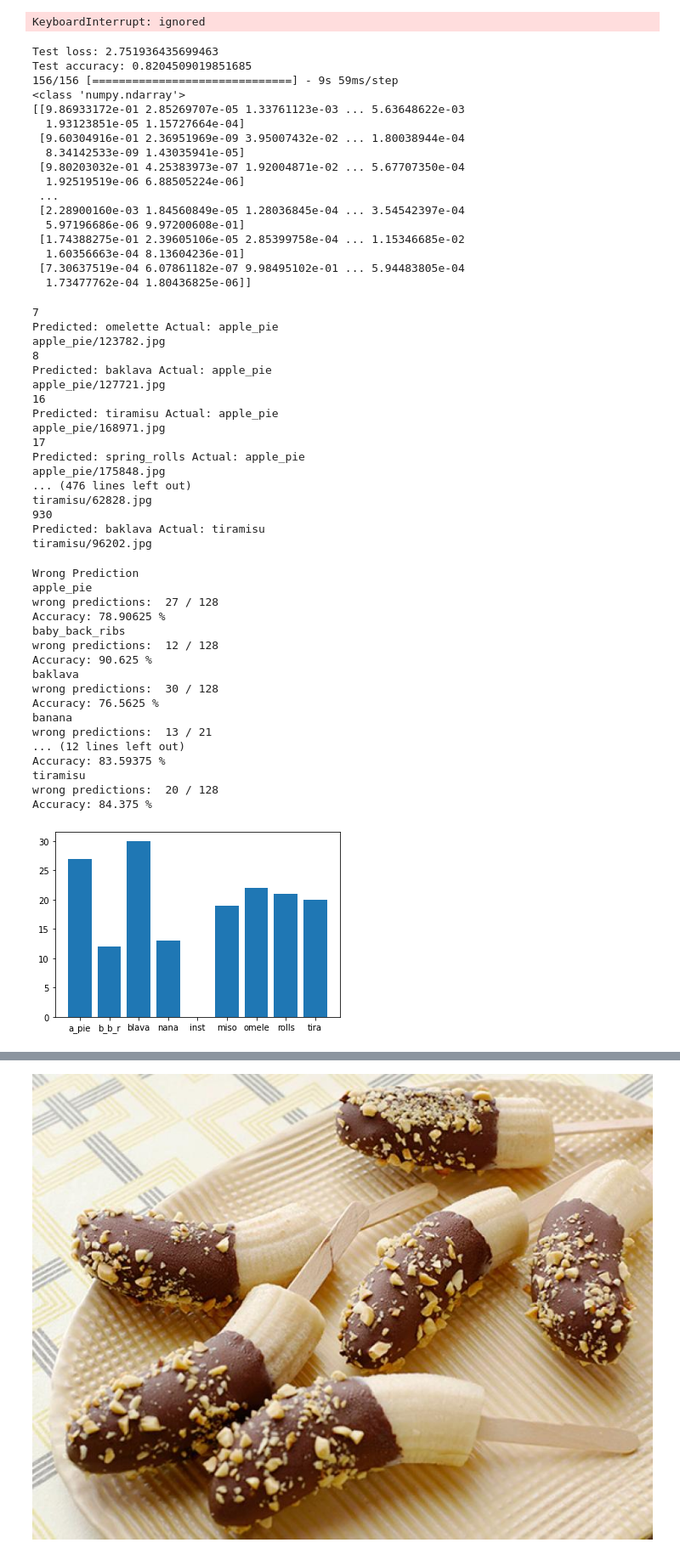
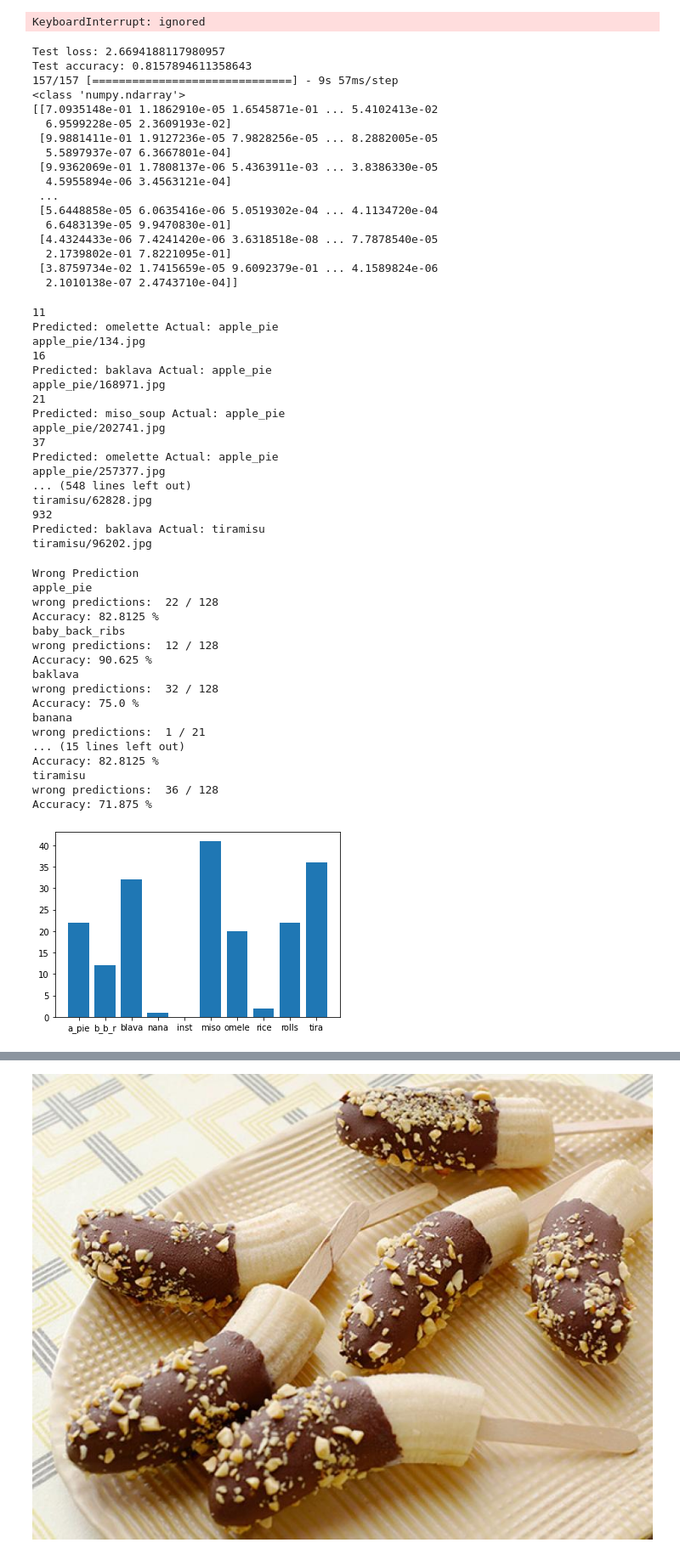
Before and after one commit to johnyu1234/Food_Classification, a Jupyter notebook: FoodClassification.ipynb, the cells around one changed output, grey strips where cells are left out. Shown at 85% size. Cells and saved outputs as stored; diff of their text form; code cells hidden in the pictures.

```diff
--- a/FoodClassification.ipynb
+++ b/FoodClassification.ipynb
@@ -103,14 +99,12 @@ from keras.layers.normalization import BatchNormalization
 #and dramatically reducing the number of training epochs required to train deep networks
 model = Sequential()
 #model.add(VGG16(weights='imagenet', include_top=False,classes = 4,input_shape=(224,224,3)))
-model.add(efn.EfficientNetB7(include_top=False, weights="imagenet", classes=9,input_shape=(112,112,3)))
+model.add(efn.EfficientNetB7(include_top=False, weights="imagenet", classes=10,input_shape=(112,112,3)))
 model.add(Flatten())
 model.add(Dense(4096, activation='relu'))
 model.add(BatchNormalization())
-model.add(Dense(2048, activation='relu'))
-model.add(Dense(1024, activation='relu'))
 model.add(Dropout(0.2))
-model.add(Dense(9, activation='softmax'))
+model.add(Dense(10, activation='softmax'))
 
 optimizer = Adam(learning_rate=1e-4)
 model.compile(loss='categorical_crossentropy', optimizer=optimizer, metrics=['accuracy'])
@@ -203,23 +200,23 @@ predictions = [labels[k] for k in predicted_class_indices]
 test = [labels_test[k] for k in test_generator.classes]
 #print(test_generator.classes)
 # %% [output]
-Test loss: 2.751936435699463
-Test accuracy: 0.8204509019851685
-156/156 [==============================] - 9s 59ms/step
+Test loss: 2.6694188117980957
+Test accuracy: 0.8157894611358643
+157/157 [==============================] - 9s 57ms/step
 <class 'numpy.ndarray'>
-[[9.86933172e-01 2.85269707e-05 1.33761123e-03 ... 5.63648622e-03
-  1.93123851e-05 1.15727664e-04]
- [9.60304916e-01 2.36951969e-09 3.95007432e-02 ... 1.80038944e-04
-  8.34142533e-09 1.43035941e-05]
- [9.80203032e-01 4.25383973e-07 1.92004871e-02 ... 5.67707350e-04
-  1.92519519e-06 6.88505224e-06]
+[[7.0935148e-01 1.1862910e-05 1.6545871e-01 ... 5.4102413e-02
+  6.9599228e-05 2.3609193e-02]
+ [9.9881411e-01 1.9127236e-05 7.9828256e-05 ... 8.2882005e-05
+  5.5897937e-07 6.3667801e-04]
+ [9.9362069e-01 1.7808137e-06 5.4363911e-03 ... 3.8386330e-05
+  4.5955894e-06 3.4563121e-04]
  ...
- [2.28900160e-03 1.84560849e-05 1.28036845e-04 ... 3.54542397e-04
-  5.97196686e-06 9.97200608e-01]
- [1.74388275e-01 2.39605106e-05 2.85399758e-04 ... 1.15346685e-02
-  1.60356663e-04 8.13604236e-01]
- [7.30637519e-04 6.07861182e-07 9.98495102e-01 ... 5.94483805e-04
-  1.73477762e-04 1.80436825e-06]]
+ [5.6448858e-05 6.0635416e-06 5.0519302e-04 ... 4.1134720e-04
+  6.6483139e-05 9.9470830e-01]
+ [4.4324433e-06 7.4241420e-06 3.6318518e-08 ... 7.7878540e-05
+  2.1739802e-01 7.8221095e-01]
+ [3.8759734e-02 1.7415659e-05 9.6092379e-01 ... 4.1589824e-06
+  2.1010138e-07 2.4743710e-04]]
 # %%
 # to see every specific error
 check = []
@@ -235,53 +232,53 @@ for i in range(len(test_generator.classes)):
         print("Predicted:",predictions[i],"Actual:",test[i])
         print(test_generator.filenames[i])
 # %% [output]
-7
+11
 Predicted: omelette Actual: apple_pie
-apple_pie/123782.jpg
-8
+apple_pie/134.jpg
+16
 Predicted: baklava Actual: apple_pie
-apple_pie/127721.jpg
-16
-Predicted: tiramisu Actual: apple_pie
 apple_pie/168971.jpg
-17
-Predicted: spring_rolls Actual: apple_pie
-apple_pie/175848.jpg
-... (476 lines left out)
+21
+Predicted: miso_soup Actual: apple_pie
+apple_pie/202741.jpg
+37
+Predicted: omelette Actual: apple_pie
+apple_pie/257377.jpg
+... (548 lines left out)
 tiramisu/62828.jpg
-930
+932
 Predicted: baklava Actual: tiramisu
 tiramisu/96202.jpg
 # %%
 # compilation of all erorr
 print("Wrong Prediction")
 for i in range(len(check)):
   print(labels[i])
   print("wrong predictions: ",check[i],"/",total[i])
   print("Accuracy:",((total[i]-check[i])/total[i])*100,"%")
 
-labeling = ["a_pie","b_b_r","blava","nana","inst","miso","omele","rolls","tira"]
+labeling = ["a_pie","b_b_r","blava","nana","inst","miso","omele","rice","rolls","tira"]
 plt.bar(labeling,check)
 plt.show()
 # %% [output]
 Wrong Prediction
 apple_pie
-wrong predictions:  27 / 128
-Accuracy: 78.90625 %
+wrong predictions:  22 / 128
+Accuracy: 82.8125 %
 baby_back_ribs
 wrong predictions:  12 / 128
 Accuracy: 90.625 %
 baklava
-wrong predictions:  30 / 128
-Accuracy: 76.5625 %
+wrong predictions:  32 / 128
+Accuracy: 75.0 %
 banana
-wrong predictions:  13 / 21
-... (12 lines left out)
-Accuracy: 83.59375 %
+wrong predictions:  1 / 21
+... (15 lines left out)
+Accuracy: 82.8125 %
 tiramisu
-wrong predictions:  20 / 128
-Accuracy: 84.375 %
+wrong predictions:  36 / 128
+Accuracy: 71.875 %
-[figure, old version]
+[figure, new version]
 # %%
 # show the predictions of each labels
 from google.colab.patches import cv2_imshow
```
Also changed, not shown: parts of 9 cells of this notebook.
